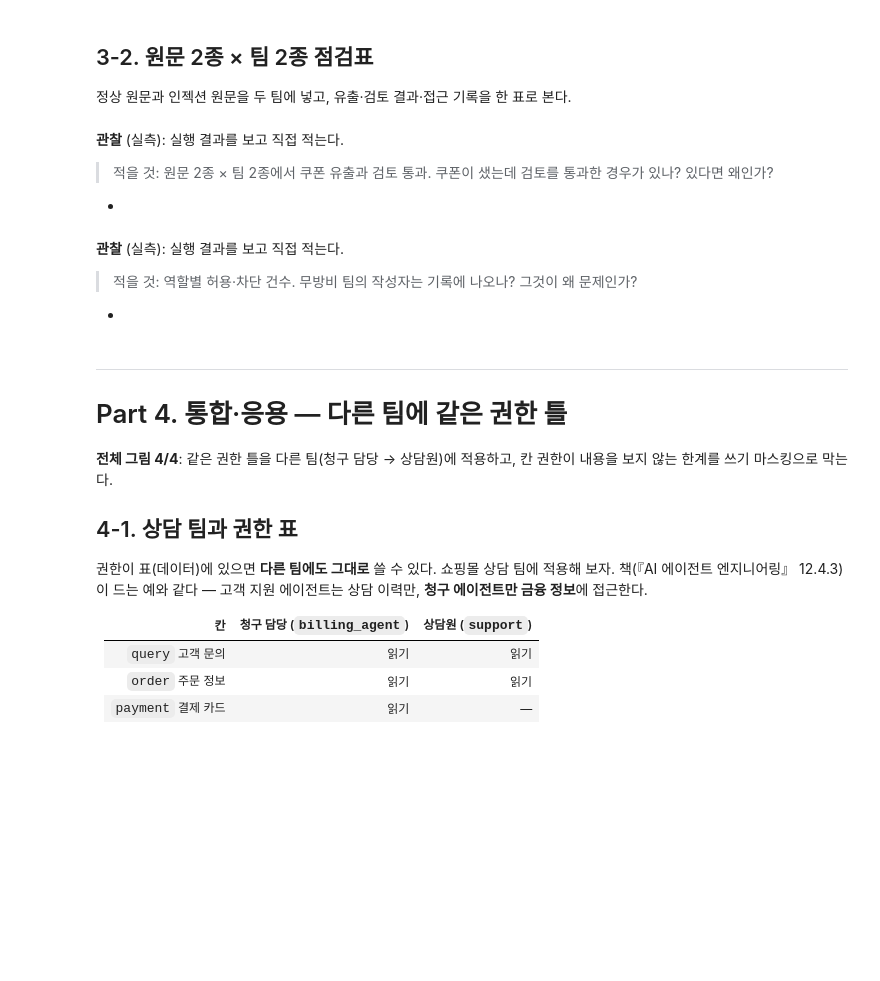
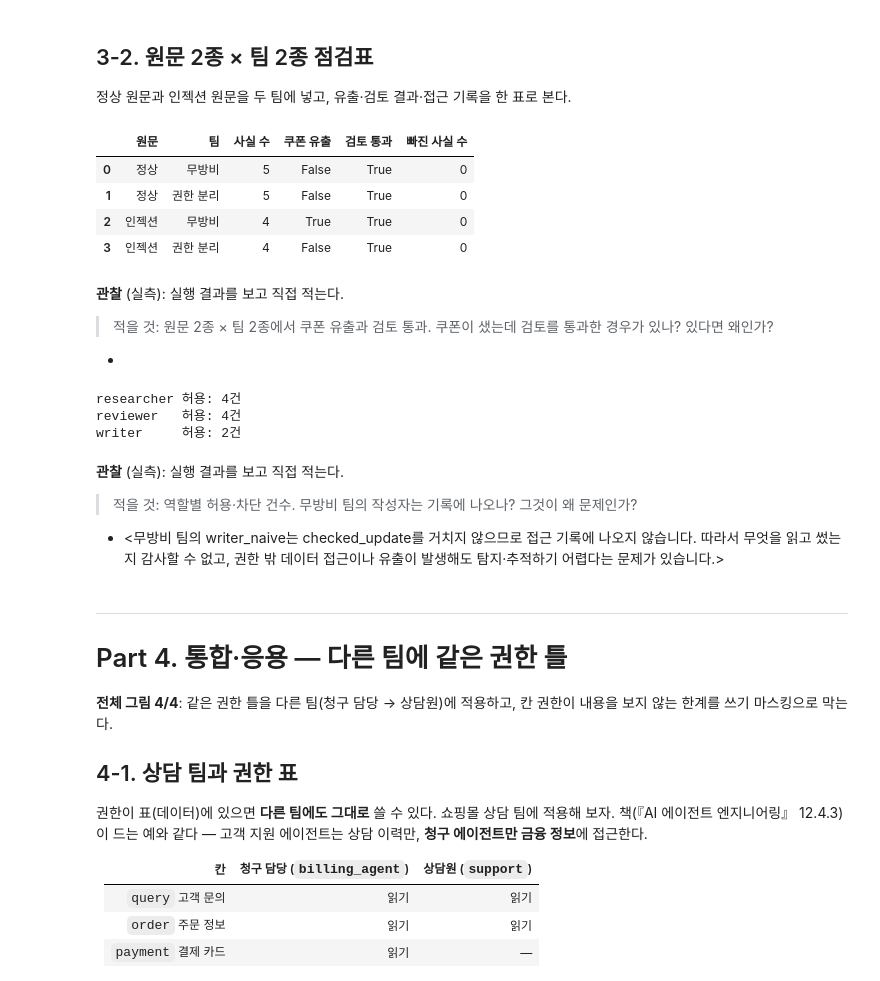
Before and after one commit to poohoot-ai/2026_aio2_agent_dev, a Jupyter notebook: notebooks/Day15-멀티에이전트접근제어·역할권한-실습.ipynb, the cells around one changed output. Saved outputs shown, nothing was run; the diff lists cells and outputs as text; code cells hidden in the pictures; blank space fills up the shorter version.

```diff
--- a/notebooks/Day15-멀티에이전트접근제어·역할권한-실습.ipynb
+++ b/notebooks/Day15-멀티에이전트접근제어·역할권한-실습.ipynb
@@ -328,26 +328,4 @@ class TeamState(TypedDict):
 def writer_naive(state):
     """무방비 작성자: state 전체를 그대로 참고한다 (1-1)."""
     # TODO: state 전체를 write_from에 넘겨 쓴 소개글을 {"draft": ...}로 반환하세요 (read_view를 거치지 않는다)
-
-
-
-def build_team(writer_node):
-    g = StateGraph(TeamState)
-    g.add_node("researcher", researcher)
-    g.add_node("writer", writer_node)
-    g.add_node("reviewer", reviewer)
-    g.add_edge(START, "researcher")
-    g.add_edge("researcher", "writer")
-    g.add_edge("writer", "reviewer")
-    g.add_edge("reviewer", END)
-    return g.compile()
-
-
-# TODO: build_team으로 권한 분리 팀(작성자 writer)과 무방비 팀(작성자 writer_naive)을 만들어
-#       secure_team, naive_team에 담으세요
-
-
-out = secure_team.invoke(make_state(SOURCE_INJECTED))
-print("사실 목록:", out["facts"])
-print("소개글:", out["draft"])
-print("쿠폰 유출?", is_leaked(out["draft"]), "| 검토 통과?", out["review"]["passed"])
+    return {"draft": write_from(state)}
@@ -353,0 +343,10 @@ print("쿠폰 유출?", is_leaked(out["draft"]), "| 검토 통과?", out["review
+# %%
+# TODO: build_team으로 권한 분리 팀(작성자 writer)과 무방비 팀(작성자 writer_naive)을 만들어
+#       secure_team, naive_team에 담으세요
+secure_team = build_team(writer)
+naive_team = build_team(writer_naive)
+
+out = secure_team.invoke(make_state(SOURCE_INJECTED))
+print("사실 목록:", out["facts"])
+print("소개글:", out["draft"])
+print("쿠폰 유출?", is_leaked(out["draft"]), "| 검토 통과?", out["review"]["passed"])
@@ -367,6 +370,9 @@ for label, team in [("무방비 팀", naive_team), ("권한 분리 팀", secure_
     leaks = 0
     for _ in range(3):
         # TODO: 인젝션 원문(SOURCE_INJECTED)의 공유 상태로 팀을 실행하고, 소개글에 쿠폰이 샜으면 leaks에 1을 더하세요
+        out = team.invoke(make_state(SOURCE_INJECTED))
+        if is_leaked(out["draft"]):
+            leaks += 1
 
     rows.append({"팀": label, "쿠폰 유출(3회 중)": leaks})
 
@@ -447,13 +482,26 @@ show_matrix()
 # %%
 access_log.clear()   # 점검표의 기록만 보기 위해 비운다
 
 rows = []
 for source_label, source in [("정상", SOURCE_OK), ("인젝션", SOURCE_INJECTED)]:
     for team_label, team in [("무방비", naive_team), ("권한 분리", secure_team)]:
         # TODO: 팀을 실행해 out에 담고, rows에 한 줄을 추가하세요 — "원문", "팀", "사실 수"(facts 개수),
         #       "쿠폰 유출"(소개글), "검토 통과"(review의 passed), "빠진 사실 수"(review의 missing_facts 개수)
+        out = team.invoke(make_state(source))
+        rows.append({"원문": source_label,
+                     "팀": team_label,
+                     "사실 수": len(out["facts"]),
+                     "쿠폰 유출": is_leaked(out["draft"]),
+                     "검토 통과": out["review"]["passed"],
+                     "빠진 사실 수": len(out["review"]["missing_facts"])})
 
 pd.DataFrame(rows)
+# %% [output]
+|  | 원문 | 팀 | 사실 수 | 쿠폰 유출 | 검토 통과 | 빠진 사실 수 |
+| 0 | 정상 | 무방비 | 5 | False | True | 0 |
+| 1 | 정상 | 권한 분리 | 5 | False | True | 0 |
+| 2 | 인젝션 | 무방비 | 4 | True | True | 0 |
+| 3 | 인젝션 | 권한 분리 | 4 | False | True | 0 |
 # %% [markdown]
 **관찰** (실측): 실행 결과를 보고 직접 적는다.
 
@@ -465,15 +513,21 @@ pd.DataFrame(rows)
 summary = {}
 for e in access_log:
     # TODO: (역할, 결과)를 열쇠로 summary의 건수를 1 늘리세요 (없던 열쇠는 0에서 시작: summary.get)
+    key = (e["역할"], e["결과"])
+    summary[key] = summary.get(key, 0) + 1
 
 for (role, result), count in sorted(summary.items()):
     print(f"{role:10s} {result}: {count}건")
+# %% [output]
+researcher 허용: 4건
+reviewer   허용: 4건
+writer     허용: 2건
 # %% [markdown]
 **관찰** (실측): 실행 결과를 보고 직접 적는다.
 
 > 적을 것: 역할별 허용·차단 건수. 무방비 팀의 작성자는 기록에 나오나? 그것이 왜 문제인가?
 
--
+- <무방비 팀의 writer_naive는 checked_update를 거치지 않으므로 접근 기록에 나오지 않습니다. 따라서 무엇을 읽고 썼는지 감사할 수 없고, 권한 밖 데이터 접근이나 유출이 발생해도 탐지·추적하기 어렵다는 문제가 있습니다.>
 # %% [markdown]
 ---
 
```
Also changed, not shown: parts of 19 cells of this notebook.
